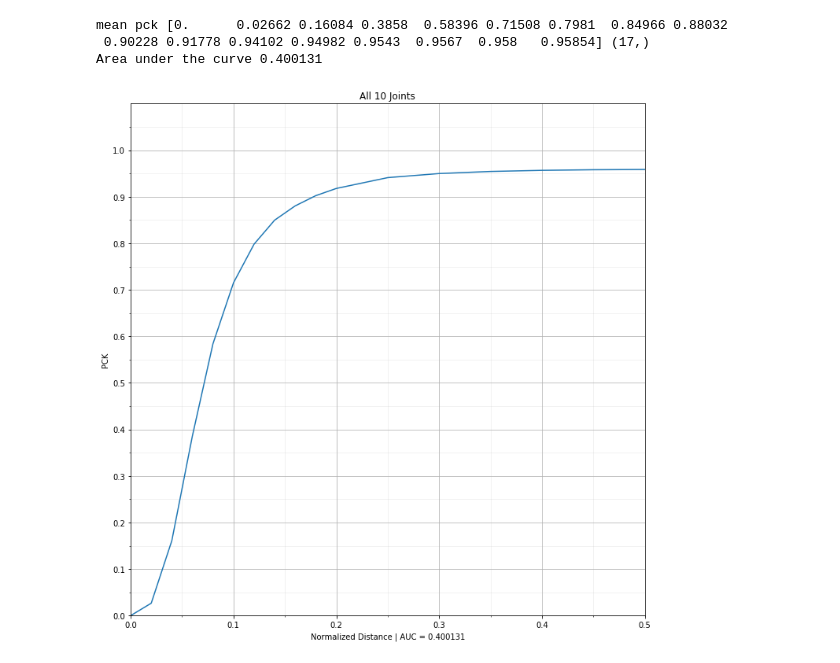
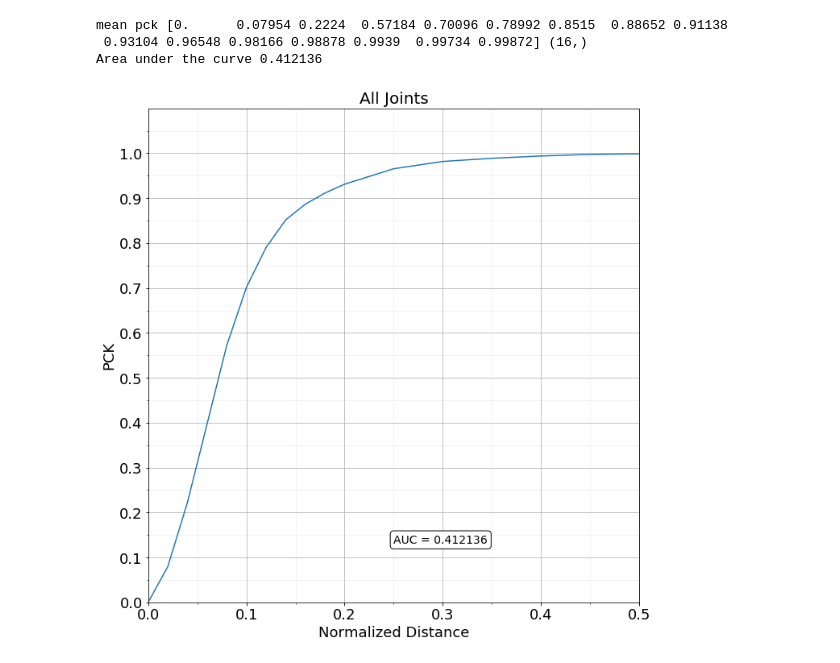
Before and after one commit to GuruMulay/Adapting-RGB-Pose-Estimation-to-New-Domains, a Jupyter notebook: test_pose_plots.ipynb, the cells around one changed output. Drawn from its saved outputs; the diff is of its cells as text; code cells hidden in the pictures.

```diff
--- a/test_pose_plots.ipynb
+++ b/test_pose_plots.ipynb
@@ -5,10 +6,25 @@ import matplotlib.pyplot as plt
 import pprint
 from sklearn import metrics
 # %%
-results_dir = "/s/red/b/nobackup/data/eggnog_cpm/training_files/common_train/0814180500pm/testing/results/"
-# results_dir = "/s/red/b/nobackup/data/eggnog_cpm/training_files/rmpe_test/test_320x240/testing/results/"
-npy_file_pck = 'test_pck_ep3_nTest_5000_time081420181503.npy'
-npy_file_pckh = 'test_pckh_ep3_nTest_5000_time081420181503.npy'
+# results_dir = "/s/red/b/nobackup/data/eggnog_cpm/training_files/common_train/0814180600pm/testing/results_ep77/"
+results_dir = "/s/red/b/nobackup/data/eggnog_cpm/training_files/rmpe_test/test_320x240/testing/results/"
+npy_file_pck = 'test_pck_ep0_nTest_5000_time080920181944.npy'
+npy_file_pckh = 'test_pckh_ep0_nTest_5000_time080920181944.npy'
+
+
+# https://stackoverflow.com/a/39566040/6793795
+SMALL_SIZE = 18
+MEDIUM_SIZE = 20
+BIGGER_SIZE = 24
+
+plt.rc('font', size=SMALL_SIZE)          # controls default text sizes
+plt.rc('axes', titlesize=MEDIUM_SIZE)     # fontsize of the axes title
+plt.rc('axes', labelsize=SMALL_SIZE)    # fontsize of the x and y labels
+plt.rc('xtick', labelsize=SMALL_SIZE)    # fontsize of the tick labels
+plt.rc('ytick', labelsize=SMALL_SIZE)    # fontsize of the tick labels
+plt.rc('legend', fontsize=SMALL_SIZE)    # legend fontsize
+plt.rc('figure', titlesize=BIGGER_SIZE)  # fontsize of the figure title
+
 
 # pck
 pck = np.load(os.path.join(results_dir, npy_file_pck))
@@ -16,8 +32,8 @@ print("pck\n")
 pprint.pprint(pck)
 print(pck.shape)
 # pck_at = [0.05, 0.1, 0.15, 0.2, 0.25, 0.3]
-# pck_at = [0.0, 0.02, 0.04, 0.08, 0.10, 0.12, 0.14, 0.16, 0.18, 0.20, 0.25, 0.3, 0.35, 0.4, 0.45, 0.5]
-pck_at = [0.0, 0.02, 0.04, 0.06, 0.08, 0.10, 0.12, 0.14, 0.16, 0.18, 0.20, 0.25, 0.3, 0.35, 0.4, 0.45, 0.5]
+pck_at = [0.0, 0.02, 0.04, 0.08, 0.10, 0.12, 0.14, 0.16, 0.18, 0.20, 0.25, 0.3, 0.35, 0.4, 0.45, 0.5]
+# pck_at = [0.0, 0.02, 0.04, 0.06, 0.08, 0.10, 0.12, 0.14, 0.16, 0.18, 0.20, 0.25, 0.3, 0.35, 0.4, 0.45, 0.5]
 print("pck_at\n", pck_at)
 
 # pckh
@@ -25,8 +41,8 @@ pckh = np.load(os.path.join(results_dir, npy_file_pckh))
 print("\npckh\n")
 pprint.pprint(pckh)
 print(pckh.shape)
-# pckh_at = [0.0, 0.02, 0.04, 0.08, 0.10, 0.12, 0.14, 0.16, 0.18, 0.20, 0.25, 0.3, 0.35, 0.4, 0.45, 0.5]
-pckh_at = [0.0, 0.02, 0.04, 0.06, 0.08, 0.10, 0.12, 0.14, 0.16, 0.18, 0.20, 0.25, 0.3, 0.35, 0.4, 0.45, 0.5]
+pckh_at = [0.0, 0.02, 0.04, 0.08, 0.10, 0.12, 0.14, 0.16, 0.18, 0.20, 0.25, 0.3, 0.35, 0.4, 0.45, 0.5]
+# pckh_at = [0.0, 0.02, 0.04, 0.06, 0.08, 0.10, 0.12, 0.14, 0.16, 0.18, 0.20, 0.25, 0.3, 0.35, 0.4, 0.45, 0.5]
 print("pckh_at\n", pckh_at)
 
 
@@ -113,39 +152,42 @@ x = pck_at
 major_ticks = np.arange(0, 1.1, .1)
 minor_ticks = np.arange(0, 1.1, .05)
 
 ax.set_xticks(major_ticks)
 ax.set_xticks(minor_ticks, minor=True)
 ax.set_yticks(major_ticks)
 ax.set_yticks(minor_ticks, minor=True)
 
 # And a corresponding grid
 # ax.grid(which='both')
 
 # Or if you want different settings for the grids:
 ax.grid(which='minor', alpha=0.2)
 ax.grid(which='major', alpha=0.9)
 
 # 1 all joints
 y = np.mean(pck, axis=0)
 print("mean pck", y, y.shape)
 auc = round(metrics.auc(x, y), 7)
 print("Area under the curve", auc)
 
-x_label = "Normalized Distance" + " | AUC = " + str(auc)
+x_label = "Normalized Distance"  # +  " | AUC = " + str(auc)
 y_label = "PCK"
 
 ax.plot(x, y)
-ax.set(xlabel=x_label, ylabel=y_label, xlim=[0, 0.5], ylim=[0, 1.1], title='All 10 Joints')
+ax.set(xlabel=x_label, ylabel=y_label, xlim=[0, 0.5], ylim=[0, 1.1], title='All Joints')
 ax.grid(linestyle = '-')
+
+ax.annotate("AUC = " + str(auc), xy=(0.5, 0.12), xycoords='axes fraction',
+             fontsize=14, bbox=dict(boxstyle="round", fc="w"))
 
 fig.tight_layout()
 plt.show()
 fig.savefig(os.path.join(results_dir, npy_file_pck.split('.')[0] + "_all_AUC_" + str(auc) + ".png"))
 # %% [output]
-mean pck [0.      0.02662 0.16084 0.3858  0.58396 0.71508 0.7981  0.84966 0.88032
- 0.90228 0.91778 0.94102 0.94982 0.9543  0.9567  0.958   0.95854] (17,)
-Area under the curve 0.400131
+mean pck [0.      0.07954 0.2224  0.57184 0.70096 0.78992 0.8515  0.88652 0.91138
+ 0.93104 0.96548 0.98166 0.98878 0.9939  0.99734 0.99872] (16,)
+Area under the curve 0.412136
-[figure, old version]
+[figure, new version]
 # %%
 ##### pckh
 fig, ax = plt.subplots(nrows=5, ncols=2)
```
Also changed, not shown: parts of 5 cells of this notebook, 3 other files.
